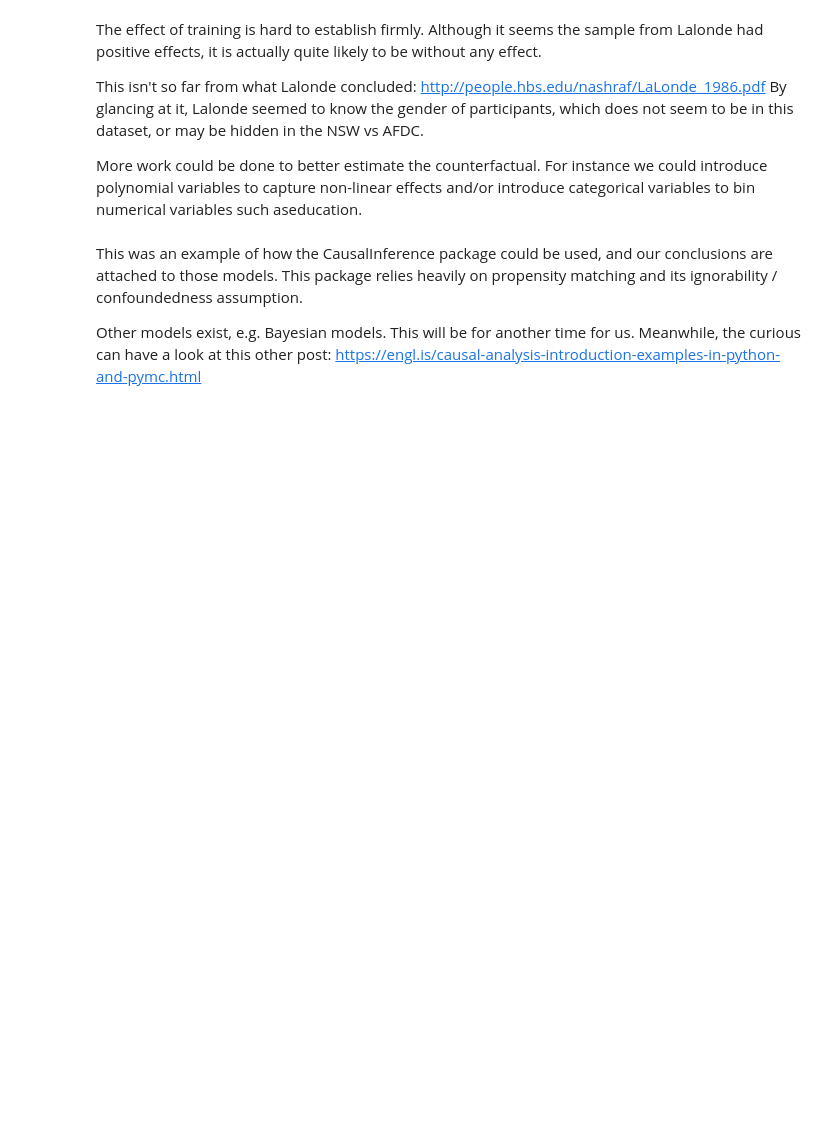
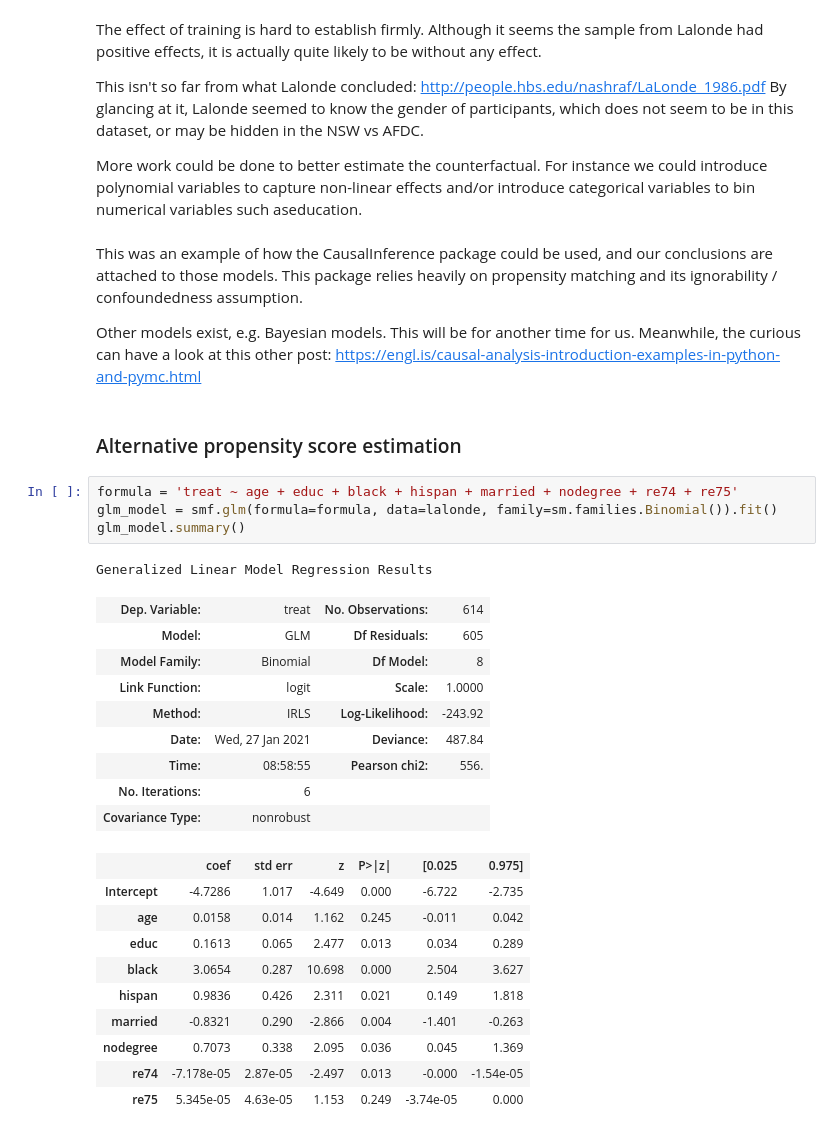
Before and after one commit to Asunafyc/big-data-econometrics, a Jupyter notebook: notebooks/Lalonde dataset - Causal Inference.ipynb, the cells around one changed output. Drawn from its saved outputs; the diff is of its cells as text; blank space fills up the shorter version.

```diff
--- a/notebooks/Lalonde dataset - Causal Inference.ipynb
+++ b/notebooks/Lalonde dataset - Causal Inference.ipynb
@@ -435,3 +514,30 @@ More work could be done to better estimate the counterfactual. For instance we c
 This was an example of how the CausalInference package could be used, and our conclusions are attached to those models. This package relies heavily on propensity matching and its ignorability / confoundedness assumption.
 
 Other models exist, e.g. Bayesian models. This will be for another time for us. Meanwhile, the curious can have a look at this other post: https://engl.is/causal-analysis-introduction-examples-in-python-and-pymc.html
+# %% [markdown]
+### Alternative propensity score estimation
+# %%
+formula = 'treat ~ age + educ + black + hispan + married + nodegree + re74 + re75'
+glm_model = smf.glm(formula=formula, data=lalonde, family=sm.families.Binomial()).fit()
+glm_model.summary()
+# %% [output]
+Generalized Linear Model Regression Results
+| Dep. Variable: | treat | No. Observations: | 614 |
+| Model: | GLM | Df Residuals: | 605 |
+| Model Family: | Binomial | Df Model: | 8 |
+| Link Function: | logit | Scale: | 1.0000 |
+| Method: | IRLS | Log-Likelihood: | -243.92 |
+| Date: | Wed, 27 Jan 2021 | Deviance: | 487.84 |
+| Time: | 08:58:55 | Pearson chi2: | 556. |
+| No. Iterations: | 6 |  |  |
+| Covariance Type: | nonrobust |  |  |
+|  | coef | std err | z | P>|z| | [0.025 | 0.975] |
+| Intercept | -4.7286 | 1.017 | -4.649 | 0.000 | -6.722 | -2.735 |
+| age | 0.0158 | 0.014 | 1.162 | 0.245 | -0.011 | 0.042 |
+| educ | 0.1613 | 0.065 | 2.477 | 0.013 | 0.034 | 0.289 |
+| black | 3.0654 | 0.287 | 10.698 | 0.000 | 2.504 | 3.627 |
+| hispan | 0.9836 | 0.426 | 2.311 | 0.021 | 0.149 | 1.818 |
+| married | -0.8321 | 0.290 | -2.866 | 0.004 | -1.401 | -0.263 |
+| nodegree | 0.7073 | 0.338 | 2.095 | 0.036 | 0.045 | 1.369 |
+| re74 | -7.178e-05 | 2.87e-05 | -2.497 | 0.013 | -0.000 | -1.54e-05 |
+| re75 | 5.345e-05 | 4.63e-05 | 1.153 | 0.249 | -3.74e-05 | 0.000 |
```
Also changed, not shown: parts of 20 cells of this notebook.
